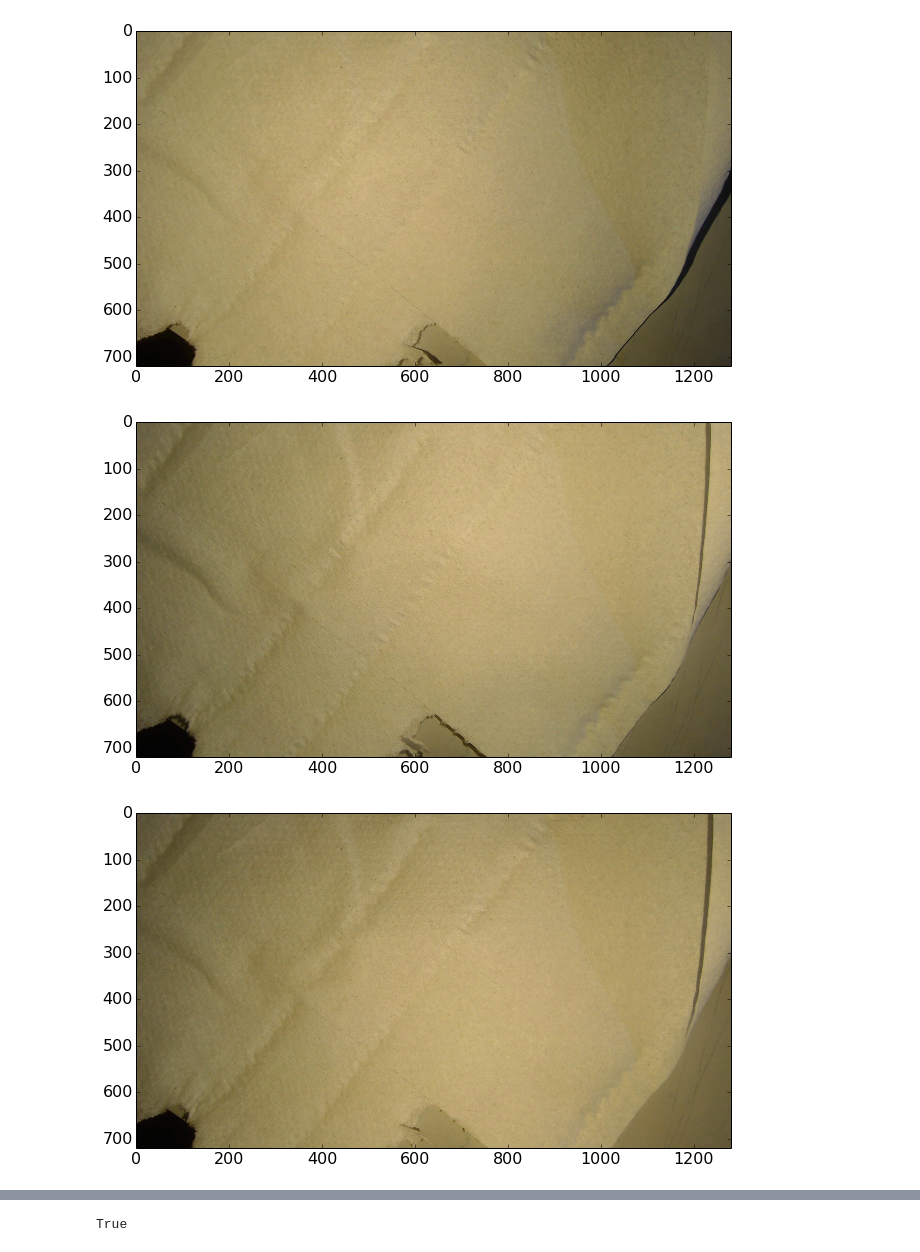
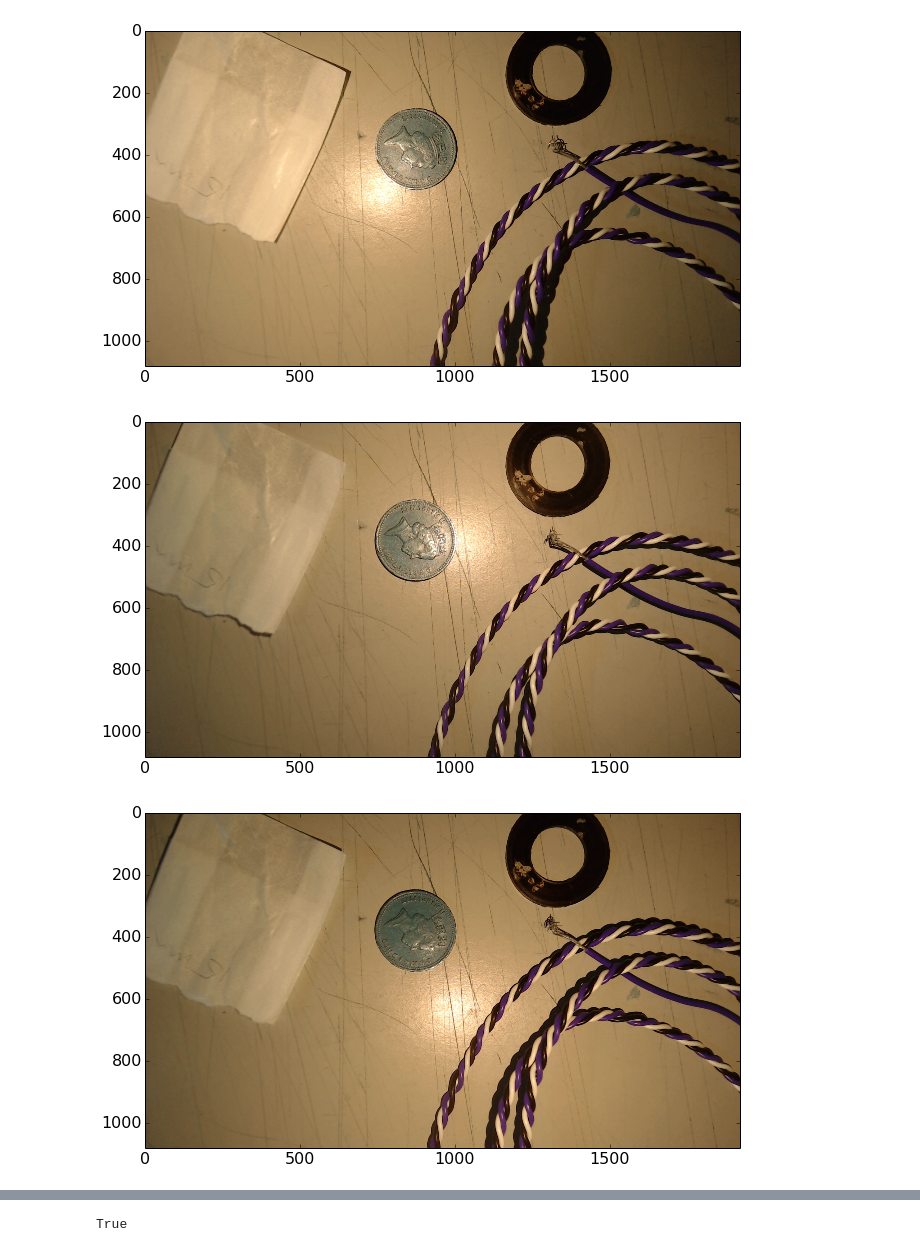
Before and after one commit to Buntworthy/notebooks, a Jupyter notebook: Photometric Stereo.ipynb, the cells around one changed output, grey strips where cells are left out. Saved outputs shown, nothing was run; the diff lists cells and outputs as text; code cells hidden in the pictures.

```diff
--- a/Photometric Stereo.ipynb
+++ b/Photometric Stereo.ipynb
@@ -34,17 +36,17 @@ print Linv
 # %%
-im1 = cv2.imread('./res/im1.png')
-im2 = cv2.imread('./res/im2.png')
-im3 = cv2.imread('./res/im3.png')
+im1 = cv2.imread('./res/coins/im3-1.png')
+im2 = cv2.imread('./res/coins/im1-1.png')
+im3 = cv2.imread('./res/coins/im2-1.png')
 plt.imshow(im1)
 plt.show()
 plt.imshow(im2)
 plt.show()
 plt.imshow(im3)
 plt.show()
 # %% [output]
-[figure, old version]
+[figure, new version]
-[figure, old version]
+[figure, new version]
-[figure, old version]
+[figure, new version]
 # %%
 channel = 0;
 imB = np.dstack((im1[:,:,channel],im2[:,:,channel],im3[:,:,channel]))
```
Also changed, not shown: parts of 5 cells of this notebook, 14 other files.
